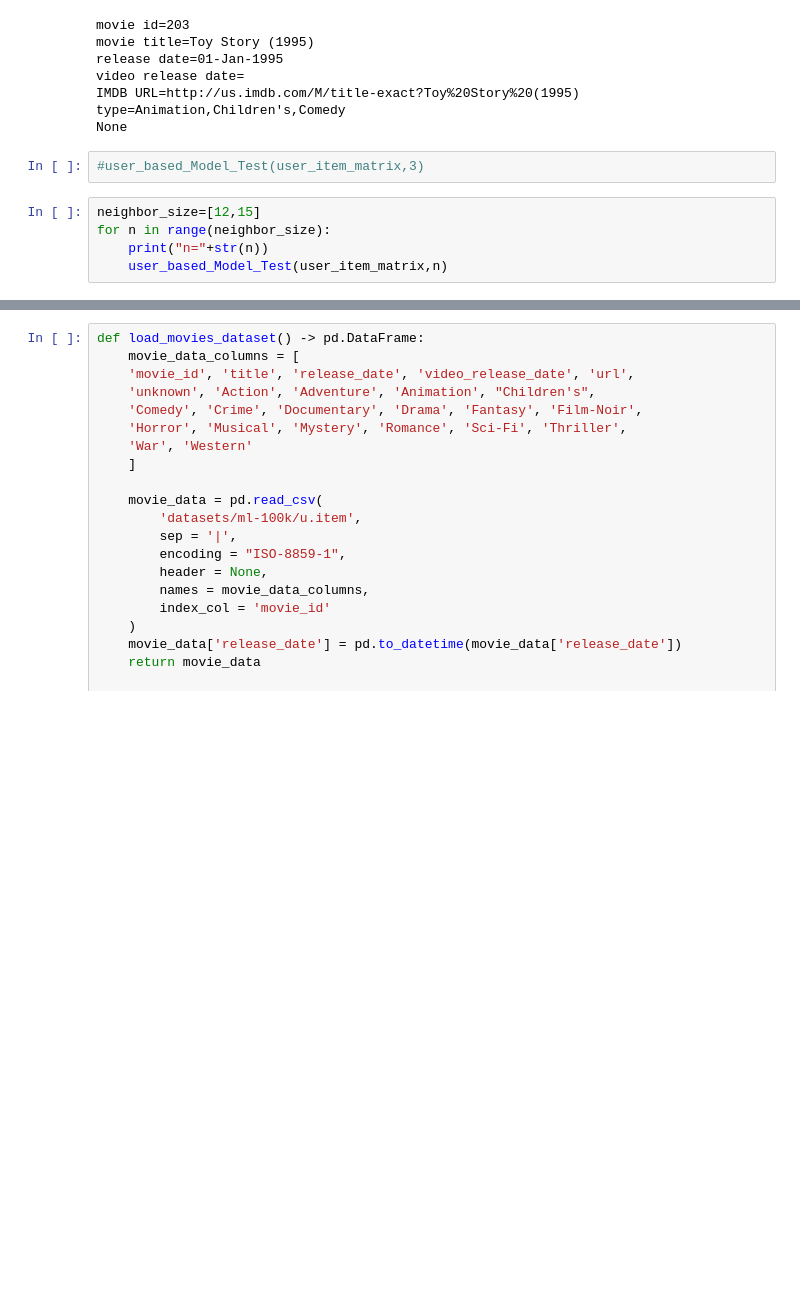
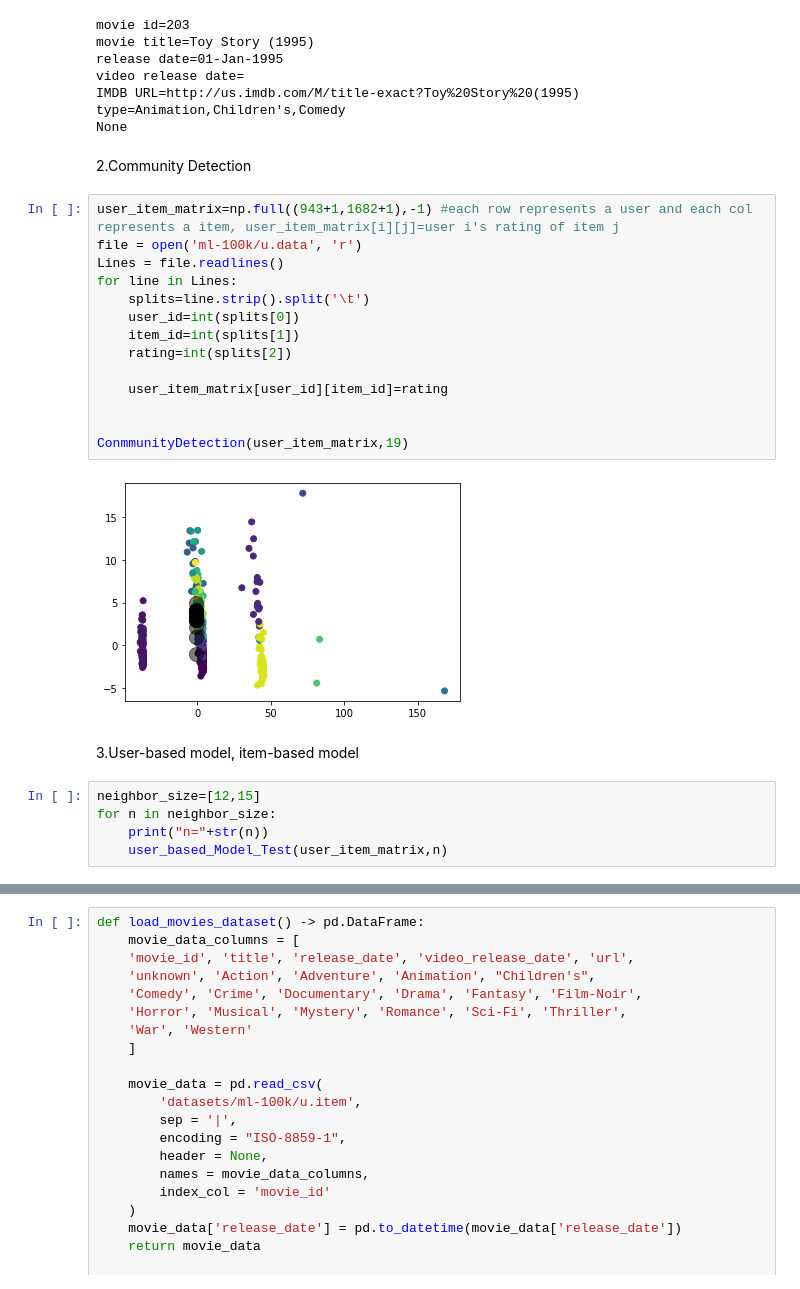
Before and after one commit to weishig/Graph-Mining, a Jupyter notebook: Main.ipynb, the cells around one changed output, grey strips where cells are left out. Cells and saved outputs as stored; diff of their text form; blank space fills up the shorter version.

```diff
--- a/Main.ipynb
+++ b/Main.ipynb
@@ -62,11 +71,29 @@ video release date=
 IMDB URL=http://us.imdb.com/M/title-exact?Toy%20Story%20(1995)
 type=Animation,Children's,Comedy
 None
-# %%
-#user_based_Model_Test(user_item_matrix,3)
+# %% [markdown]
+2.Community Detection
+# %%
+user_item_matrix=np.full((943+1,1682+1),-1) #each row represents a user and each col represents a item, user_item_matrix[i][j]=user i's rating of item j
+file = open('ml-100k/u.data', 'r')
+Lines = file.readlines()
+for line in Lines:
+    splits=line.strip().split('\t')
+    user_id=int(splits[0])
+    item_id=int(splits[1])
+    rating=int(splits[2])
+
+    user_item_matrix[user_id][item_id]=rating
+
+
+ConmmunityDetection(user_item_matrix,19)
+# %% [output]
+[figure, added]
+# %% [markdown]
+3.User-based model, item-based model
 # %%
 neighbor_size=[12,15]
-for n in range(neighbor_size):
+for n in neighbor_size:
     print("n="+str(n))
     user_based_Model_Test(user_item_matrix,n)
 # %%
```
Also changed, not shown: parts of 25 cells of this notebook, 4 other files.
